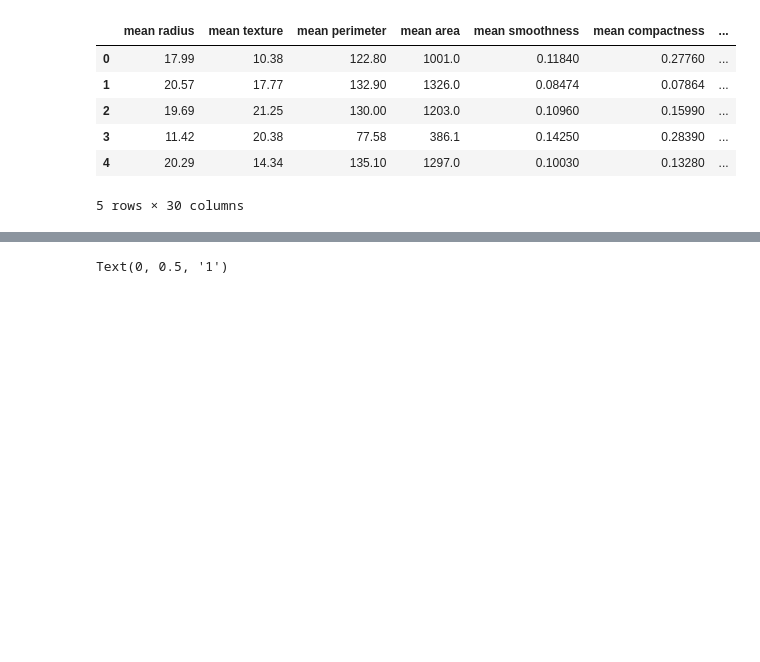
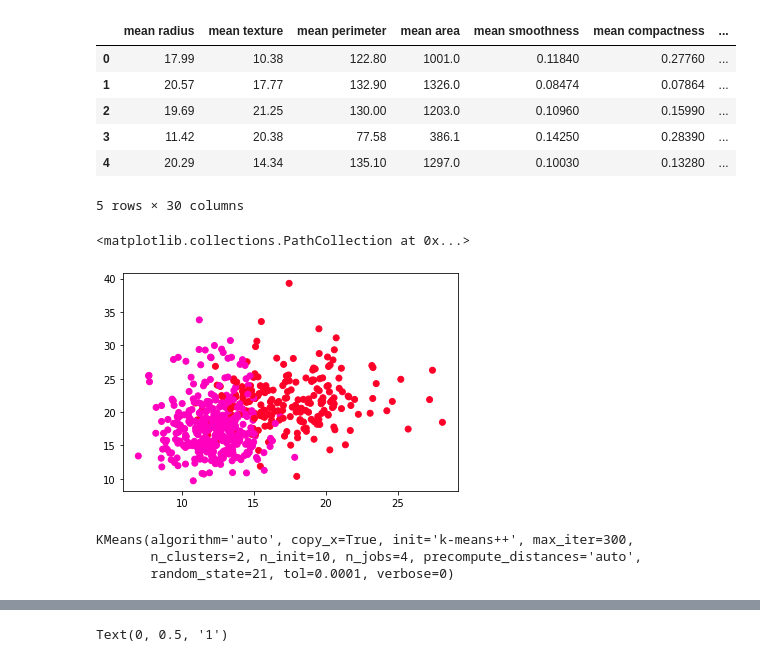
Before and after one commit to FransHuntink/PythonDataScience, a Jupyter notebook: DemoData/BreastCancerClustering.ipynb, the cells around one changed output, grey strips where cells are left out. Saved outputs shown, nothing was run; the diff lists cells and outputs as text; code cells hidden in the pictures; blank space fills up the shorter version.

```diff
--- a/DemoData/BreastCancerClustering.ipynb
+++ b/DemoData/BreastCancerClustering.ipynb
@@ -17,3 +17,21 @@ df.head()
 | 3 | 11.42 | 20.38 | 77.58 | 386.1 | 0.14250 | 0.28390 | ... |
 | 4 | 20.29 | 14.34 | 135.10 | 1297.0 | 0.10030 | 0.13280 | ... |
 5 rows × 30 columns
+# %%
+# Grab first 3 columns of the data as subset
+X = data.data[:, :]
+
+# Set k-means target
+y = data.target
+
+plt.scatter(X[:,0], X[:,1], c=y, cmap='gist_rainbow')
+# %% [output]
+<matplotlib.collections.PathCollection at 0x...>
+[figure, added]
+# %%
+km = KMeans(n_clusters = 2, n_jobs = 4, random_state=21)
+km.fit(X)
+# %% [output]
+KMeans(algorithm='auto', copy_x=True, init='k-means++', max_iter=300,
+       n_clusters=2, n_init=10, n_jobs=4, precompute_distances='auto',
+       random_state=21, tol=0.0001, verbose=0)
```
Also changed, not shown: parts of 2 cells of this notebook.
